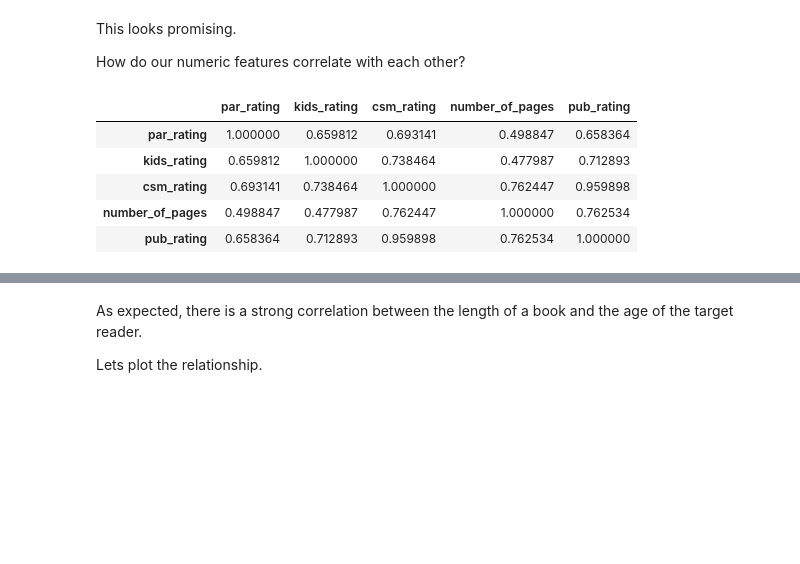
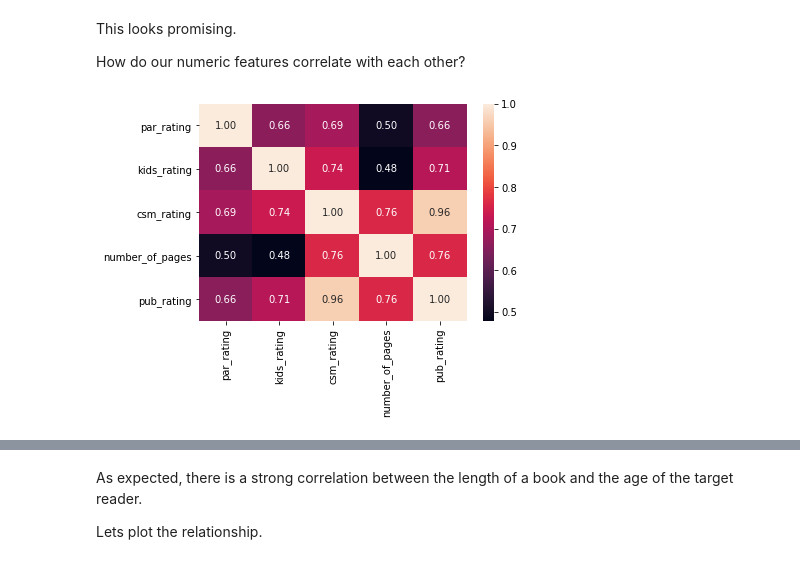
Before and after one commit to educatorsRlearners/an-a-z-of-machine-learning, a Jupyter notebook: _notebooks/2020-06-13-e-is-for-eda.ipynb, the cells around one changed output, grey strips where cells are left out. Saved outputs shown, nothing was run; the diff lists cells and outputs as text; code cells hidden in the pictures; blank space fills up the shorter version.

Commit message:
createda heatmap

```diff
--- a/_notebooks/2020-06-13-e-is-for-eda.ipynb
+++ b/_notebooks/2020-06-13-e-is-for-eda.ipynb
@@ -314,12 +314,3 @@ df_numeric['pub_rating'].plot(kind= "hist",
 This looks promising.
 
 How do our numeric features correlate with each other?
-# %%
-df_numeric.corr()
-# %% [output]
-|  | par_rating | kids_rating | csm_rating | number_of_pages | pub_rating |
-| par_rating | 1.000000 | 0.659812 | 0.693141 | 0.498847 | 0.658364 |
-| kids_rating | 0.659812 | 1.000000 | 0.738464 | 0.477987 | 0.712893 |
-| csm_rating | 0.693141 | 0.738464 | 1.000000 | 0.762447 | 0.959898 |
-| number_of_pages | 0.498847 | 0.477987 | 0.762447 | 1.000000 | 0.762534 |
-| pub_rating | 0.658364 | 0.712893 | 0.959898 | 0.762534 | 1.000000 |
@@ -325,0 +324,4 @@ df_numeric.corr()
+# %%
+sns.heatmap(df_numeric.corr(), annot=True, fmt=".2f");
+# %% [output]
+[figure, added]
```
Also changed, not shown: parts of 6 cells of this notebook.
